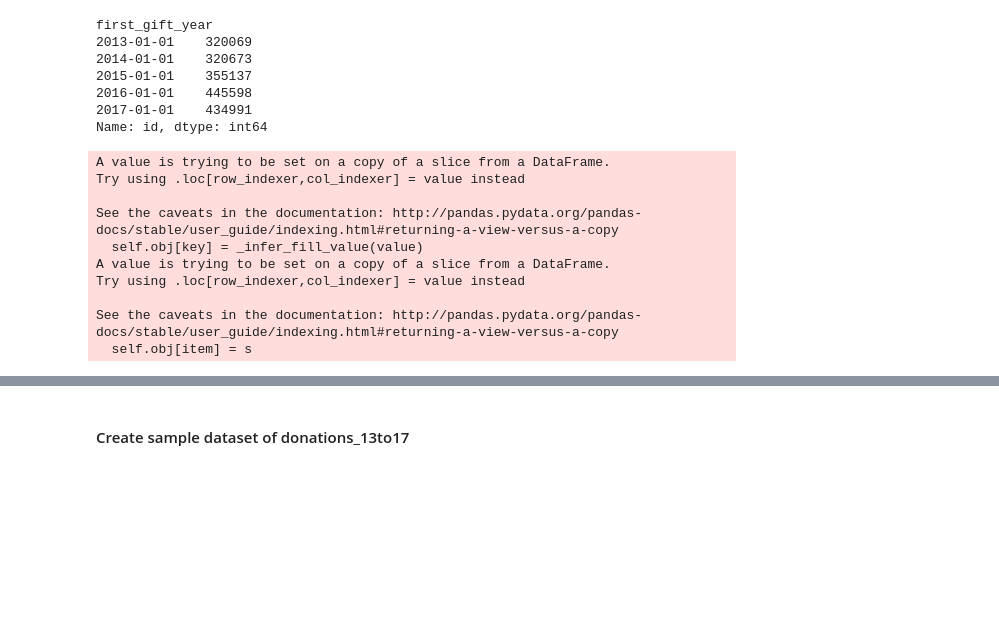
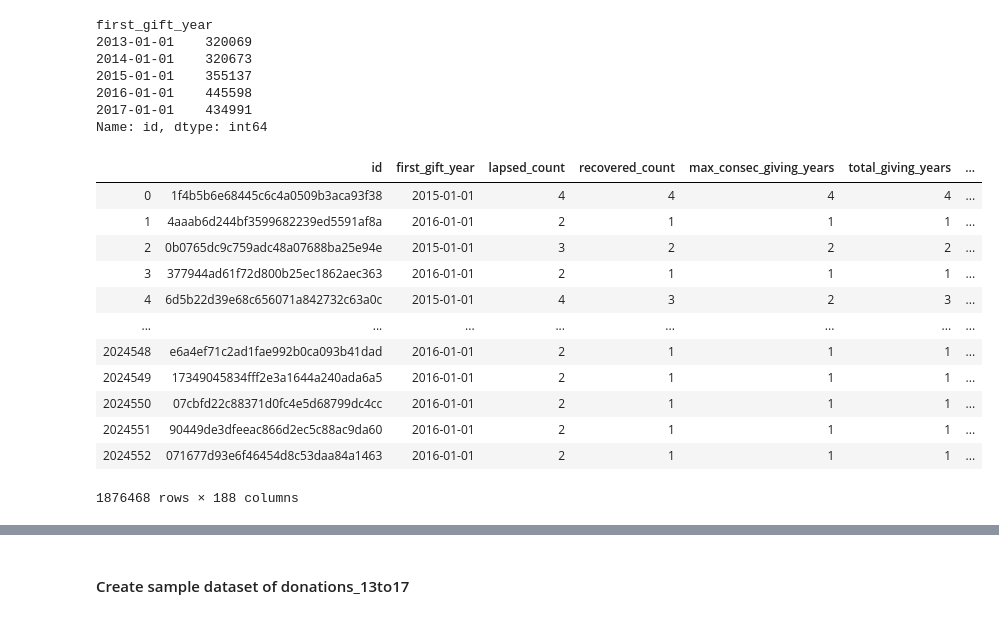
Before and after one commit to erinmarieanderson/donations, a Jupyter notebook: notebooks/1_donation_export_cohort_create_dataframes.ipynb, the cells around one changed output, grey strips where cells are left out. Cells and saved outputs as stored; diff of their text form; code cells hidden in the pictures; blank space fills up the shorter version.

```diff
--- a/notebooks/1_donation_export_cohort_create_dataframes.ipynb
+++ b/notebooks/1_donation_export_cohort_create_dataframes.ipynb
@@ -664,26 +588,44 @@ first_gift_year
 2016-01-01    445598
 2017-01-01    434991
 Name: id, dtype: int64
-# %%
-#create new columns: years_donated and perc_years_donated
-y1=donations_13to17.amount_yr0 > 0
-y2=donations_13to17.amount_yr1 > 0
-y3=donations_13to17.amount_yr2 > 0
-y4=donations_13to17.amount_yr3 > 0
-y5=donations_13to17.amount_yr4 > 0
-
-years_donated_df= pd.concat([y1,y2,y3,y4,y5], axis=1)
-
-donations_13to17.loc[:,'years_donated']=years_donated_df.sum(axis=1)
-donations_13to17.loc[:,'perc_years_donated']=years_donated_df.sum(axis=1)/years_donated_df.count(axis=1)
-# %% [output]
-A value is trying to be set on a copy of a slice from a DataFrame.
-Try using .loc[row_indexer,col_indexer] = value instead
-
-See the caveats in the documentation: http://pandas.pydata.org/pandas-docs/stable/user_guide/indexing.html#returning-a-view-versus-a-copy
-  self.obj[key] = _infer_fill_value(value)
-A value is trying to be set on a copy of a slice from a DataFrame.
-Try using .loc[row_indexer,col_indexer] = value instead
-
-See the caveats in the documentation: http://pandas.pydata.org/pandas-docs/stable/user_guide/indexing.html#returning-a-view-versus-a-copy
-  self.obj[item] = s
+# %%
+#giving patterns
+conditions = [(donations_13to17.loc[:,'amount_2013'] >0) & (donations_13to17.loc[:,'amount_2014'] ==0) & (donations_13to17.loc[:,'amount_2015']==0) & (donations_13to17.loc[:,'amount_2016']==0) & (donations_13to17.loc[:,'amount_2017']== 0) |
+(donations_13to17.loc[:,'amount_2013'] ==0) & (donations_13to17.loc[:,'amount_2014'] >0) & (donations_13to17.loc[:,'amount_2015']==0) & (donations_13to17.loc[:,'amount_2016']==0) & (donations_13to17.loc[:,'amount_2017']== 0) |
+(donations_13to17.loc[:,'amount_2013'] ==0) & (donations_13to17.loc[:,'amount_2014'] ==0) & (donations_13to17.loc[:,'amount_2015']>0) & (donations_13to17.loc[:,'amount_2016']==0) & (donations_13to17.loc[:,'amount_2017']== 0) |
+(donations_13to17.loc[:,'amount_2013'] ==0) & (donations_13to17.loc[:,'amount_2014'] ==0) & (donations_13to17.loc[:,'amount_2015']==0) & (donations_13to17.loc[:,'amount_2016']>0) & (donations_13to17.loc[:,'amount_2017']== 0) |
+(donations_13to17.loc[:,'amount_2013'] ==0) & (donations_13to17.loc[:,'amount_2014'] ==0) & (donations_13to17.loc[:,'amount_2015']==0) & (donations_13to17.loc[:,'amount_2016']==0) & (donations_13to17.loc[:,'amount_2017']> 0),
+(donations_13to17.loc[:,'amount_2013'] >0) & (donations_13to17.loc[:,'amount_2014'] >0) & (donations_13to17.loc[:,'amount_2015']==0) & (donations_13to17.loc[:,'amount_2016']==0) & (donations_13to17.loc[:,'amount_2017']== 0) |
+(donations_13to17.loc[:,'amount_2013'] >0) & (donations_13to17.loc[:,'amount_2014'] ==0) & (donations_13to17.loc[:,'amount_2015']>0) & (donations_13to17.loc[:,'amount_2016']==0) & (donations_13to17.loc[:,'amount_2017']== 0) |
+(donations_13to17.loc[:,'amount_2013'] >0) & (donations_13to17.loc[:,'amount_2014'] ==0) & (donations_13to17.loc[:,'amount_2015']==0) & (donations_13to17.loc[:,'amount_2016']>0) & (donations_13to17.loc[:,'amount_2017']== 0) |
+(donations_13to17.loc[:,'amount_2013'] >0) & (donations_13to17.loc[:,'amount_2014'] ==0) & (donations_13to17.loc[:,'amount_2015']==0) & (donations_13to17.loc[:,'amount_2016']==0) & (donations_13to17.loc[:,'amount_2017']> 0) |
+(donations_13to17.loc[:,'amount_2013'] ==0) & (donations_13to17.loc[:,'amount_2014'] >0) & (donations_13to17.loc[:,'amount_2015']>0) & (donations_13to17.loc[:,'amount_2016']==0) & (donations_13to17.loc[:,'amount_2017']== 0) |
+(donations_13to17.loc[:,'amount_2013'] ==0) & (donations_13to17.loc[:,'amount_2014'] >0) & (donations_13to17.loc[:,'amount_2015']==0) & (donations_13to17.loc[:,'amount_2016']>0) & (donations_13to17.loc[:,'amount_2017']== 0) |
+(donations_13to17.loc[:,'amount_2013'] ==0) & (donations_13to17.loc[:,'amount_2014'] >0) & (donations_13to17.loc[:,'amount_2015']==0) & (donations_13to17.loc[:,'amount_2016']==0) & (donations_13to17.loc[:,'amount_2017']> 0) |
+(donations_13to17.loc[:,'amount_2013'] ==0) & (donations_13to17.loc[:,'amount_2014'] ==0) & (donations_13to17.loc[:,'amount_2015']>0) & (donations_13to17.loc[:,'amount_2016']>0) & (donations_13to17.loc[:,'amount_2017']== 0) |
+(donations_13to17.loc[:,'amount_2013'] ==0) & (donations_13to17.loc[:,'amount_2014'] ==0) & (donations_13to17.loc[:,'amount_2015']>0) & (donations_13to17.loc[:,'amount_2016']==0) & (donations_13to17.loc[:,'amount_2017']> 0) |
+(donations_13to17.loc[:,'amount_2013'] ==0) & (donations_13to17.loc[:,'amount_2014'] ==0) & (donations_13to17.loc[:,'amount_2015']==0) & (donations_13to17.loc[:,'amount_2016']>0) & (donations_13to17.loc[:,'amount_2017']> 0),
+(donations_13to17.loc[:,'amount_2013'] >0) & (donations_13to17.loc[:,'amount_2014'] >0) & (donations_13to17.loc[:,'amount_2015']>0) & (donations_13to17.loc[:,'amount_2016']==0) & (donations_13to17.loc[:,'amount_2017']== 0) |
+(donations_13to17.loc[:,'amount_2013'] >0) & (donations_13to17.loc[:,'amount_2014'] >0) & (donations_13to17.loc[:,'amount_2015']==0) & (donations_13to17.loc[:,'amount_2016']>0) & (donations_13to17.loc[:,'amount_2017']== 0) |
+(donations_13to17.loc[:,'amount_2013'] >0) & (donations_13to17.loc[:,'amount_2014'] >0) & (donations_13to17.loc[:,'amount_2015']==0) & (donations_13to17.loc[:,'amount_2016']==0) & (donations_13to17.loc[:,'amount_2017']> 0) |
+(donations_13to17.loc[:,'amount_2013'] >0) & (donations_13to17.loc[:,'amount_2014'] ==0) & (donations_13to17.loc[:,'amount_2015']>0) & (donations_13to17.loc[:,'amount_2016']>0) & (donations_13to17.loc[:,'amount_2017']== 0) |
+(donations_13to17.loc[:,'amount_2013'] >0) & (donations_13to17.loc[:,'amount_2014'] ==0) & (donations_13to17.loc[:,'amount_2015']>0) & (donations_13to17.loc[:,'amount_2016']==0) & (donations_13to17.loc[:,'amount_2017']> 0) |
+(donations_13to17.loc[:,'amount_2013'] >0) & (donations_13to17.loc[:,'amount_2014'] ==0) & (donations_13to17.loc[:,'amount_2015']==0) & (donations_13to17.loc[:,'amount_2016']>0) & (donations_13to17.loc[:,'amount_2017']> 0) |
+(donations_13to17.loc[:,'amount_2013'] ==0) & (donations_13to17.loc[:,'amount_2014'] >0) & (donations_13to17.loc[:,'amount_2015']>0) & (donations_13to17.loc[:,'amount_2016']>0) & (donations_13to17.loc[:,'amount_2017']== 0) |
+(donations_13to17.loc[:,'amount_2013'] ==0) & (donations_13to17.loc[:,'amount_2014'] >0) & (donations_13to17.loc[:,'amount_2015']>0) & (donations_13to17.loc[:,'amount_2016']==0) & (donations_13to17.loc[:,'amount_2017']> 0) |
+(donations_13to17.loc[:,'amount_2013'] ==0) & (donations_13to17.loc[:,'amount_2014'] >0) & (donations_13to17.loc[:,'amount_2015']==0) & (donations_13to17.loc[:,'amount_2016']>0) & (donations_13to17.loc[:,'amount_2017']> 0) |
+(donations_13to17.loc[:,'amount_2013'] ==0) & (donations_13to17.loc[:,'amount_2014'] ==0) & (donations_13to17.loc[:,'amount_2015']>0) & (donations_13to17.loc[:,'amount_2016']>0) & (donations_13to17.loc[:,'amount_2017']> 0),
+(donations_13to17.loc[:,'amount_2013'] >0) & (donations_13to17.loc[:,'amount_2014'] >0) & (donations_13to17.loc[:,'amount_2015']>0) & (donations_13to17.loc[:,'amount_2016']>0) & (donations_13to17.loc[:,'amount_2017']== 0) |
+(donations_13to17.loc[:,'amount_2013'] >0) & (donations_13to17.loc[:,'amount_2014'] >0) & (donations_13to17.loc[:,'amount_2015']>0) & (donations_13to17.loc[:,'amount_2016']==0) & (donations_13to17.loc[:,'amount_2017']> 0) |
+(donations_13to17.loc[:,'amount_2013'] >0) & (donations_13to17.loc[:,'amount_2014'] >0) & (donations_13to17.loc[:,'amount_2015']==0) & (donations_13to17.loc[:,'amount_2016']>0) & (donations_13to17.loc[:,'amount_2017']> 0) |
+(donations_13to17.loc[:,'amount_2013'] >0) & (donations_13to17.loc[:,'amount_2014'] ==0) & (donations_13to17.loc[:,'amount_2015']>0) & (donations_13to17.loc[:,'amount_2016']>0) & (donations_13to17.loc[:,'amount_2017']> 0) |
+(donations_13to17.loc[:,'amount_2013'] ==0) & (donations_13to17.loc[:,'amount_2014'] >0) & (donations_13to17.loc[:,'amount_2015']>0) & (donations_13to17.loc[:,'amount_2016']>0) & (donations_13to17.loc[:,'amount_2017']> 0),
+(donations_13to17.loc[:,'amount_2013'] >0) & (donations_13to17.loc[:,'amount_2014'] >0) & (donations_13to17.loc[:,'amount_2015']>0) & (donations_13to17.loc[:,'amount_2016']>0) & (donations_13to17.loc[:,'amount_2017']> 0)]
+
+choices = ['1', '2', '3', '4', '5']
+
+donations_13to17.loc[:,'years_donated'] = np.select(conditions, choices, default='0')
+# %%
+donations_13to17.loc[:,'years_donated']= donations_13to17.loc[:,'years_donated'].astype(float)
+# %%
+donations_13to17.loc[:,'perc_years_donated'] = donations_13to17.years_donated / 5
@@ -690,3 +735,19 @@ See the caveats in the documentation: http://pandas.pydata.org/pandas-docs/stabl
+# %%
+donations_13to17
+# %% [output]
+|  | id | first_gift_year | lapsed_count | recovered_count | max_consec_giving_years | total_giving_years | ... |
+| 0 | 1f4b5b6e68445c6c4a0509b3aca93f38 | 2015-01-01 | 4 | 4 | 4 | 4 | ... |
+| 1 | 4aaab6d244bf3599682239ed5591af8a | 2016-01-01 | 2 | 1 | 1 | 1 | ... |
+| 2 | 0b0765dc9c759adc48a07688ba25e94e | 2015-01-01 | 3 | 2 | 2 | 2 | ... |
+| 3 | 377944ad61f72d800b25ec1862aec363 | 2016-01-01 | 2 | 1 | 1 | 1 | ... |
+| 4 | 6d5b22d39e68c656071a842732c63a0c | 2015-01-01 | 4 | 3 | 2 | 3 | ... |
+| ... | ... | ... | ... | ... | ... | ... | ... |
+| 2024548 | e6a4ef71c2ad1fae992b0ca093b41dad | 2016-01-01 | 2 | 1 | 1 | 1 | ... |
+| 2024549 | 17349045834fff2e3a1644a240ada6a5 | 2016-01-01 | 2 | 1 | 1 | 1 | ... |
+| 2024550 | 07cbfd22c88371d0fc4e5d68799dc4cc | 2016-01-01 | 2 | 1 | 1 | 1 | ... |
+| 2024551 | 90449de3dfeeac866d2ec5c88ac9da60 | 2016-01-01 | 2 | 1 | 1 | 1 | ... |
+| 2024552 | 071677d93e6f46454d8c53daa84a1463 | 2016-01-01 | 2 | 1 | 1 | 1 | ... |
+1876468 rows × 188 columns
 # %%
 #donor_profile1: one-time vs repeat
 donations_13to17.loc[(donations_13to17['years_donated'] == 1), 'donor_profile'] = 'one_time'
```
Also changed, not shown: parts of 41 cells of this notebook, 6 other files.
